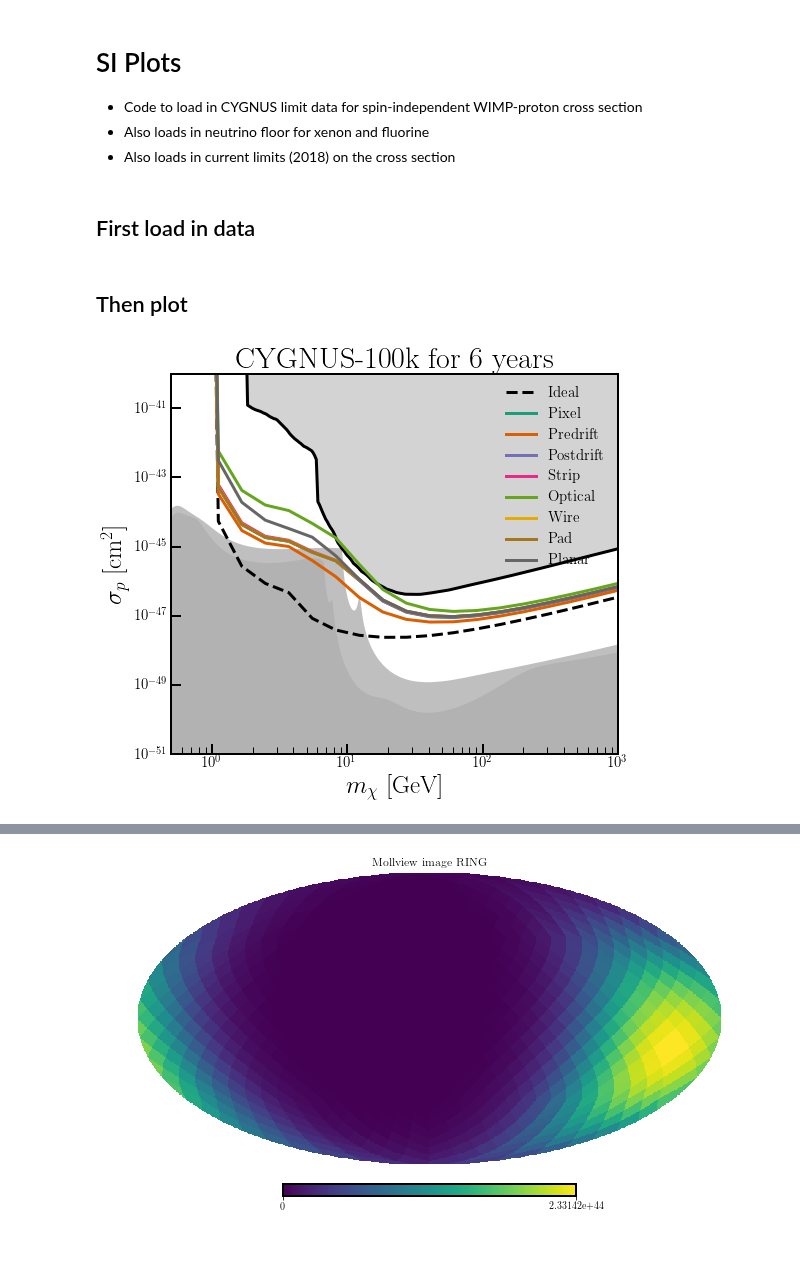
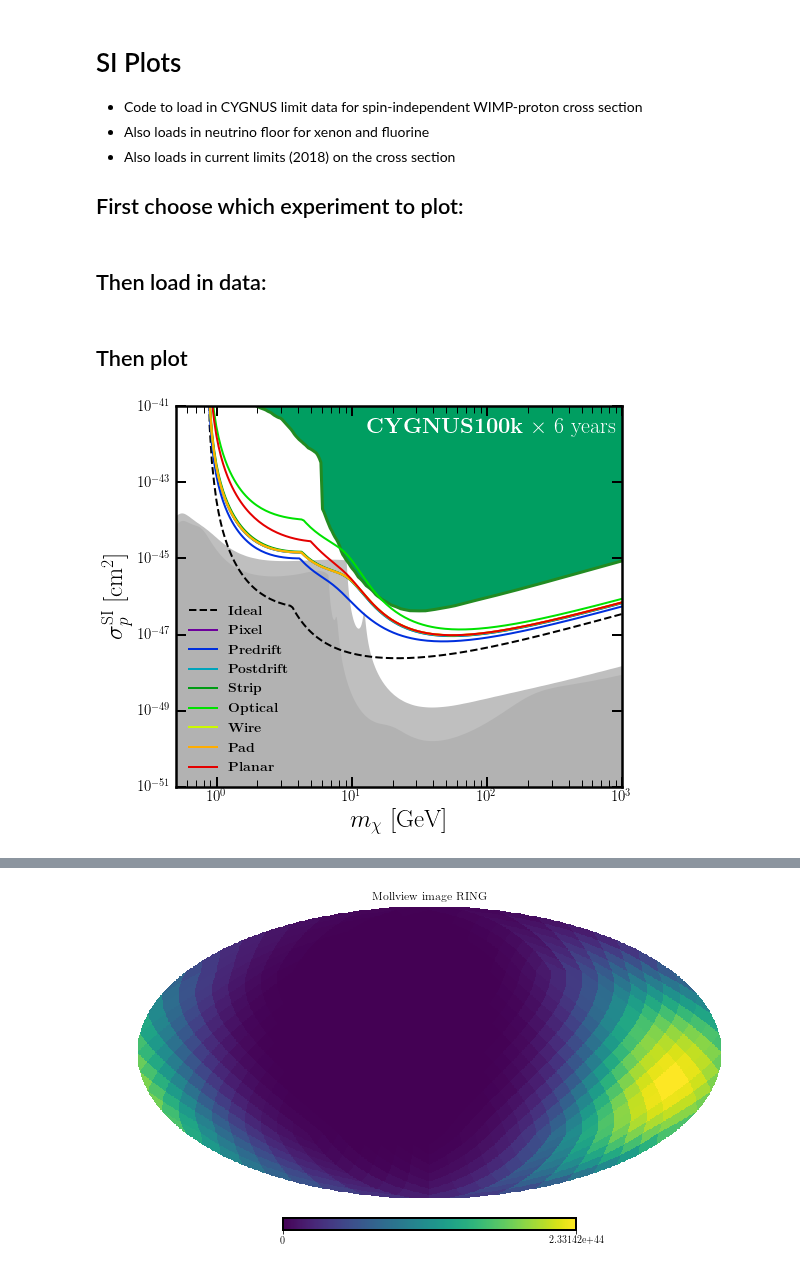
Before and after one commit to cajohare/CYGNUS, a Jupyter notebook: python/Plot_ProjectedLimits.ipynb, the cells around one changed output, grey strips where cells are left out. Drawn from its saved outputs; the diff is of its cells as text; code cells hidden in the pictures.

Commit message:
finalising plots

```diff
--- a/python/Plot_SI_limits.ipynb
+++ b/python/Plot_ProjectedLimits.ipynb
@@ -3,15 +3,19 @@
 * Code to load in CYGNUS limit data for spin-independent WIMP-proton cross section
 * Also loads in neutrino floor for xenon and fluorine
 * Also loads in current limits (2018) on the cross section
+
+## First choose which experiment to plot:
+# %%
+#expt = "CYGNUS1000"
+expt = "CYGNUS100k"
 # %% [markdown]
-## First load in data
+## Then load in data:
 # %%
 from numpy import *
 import matplotlib.pyplot as plt
 import matplotlib.cm as cm
-
-froot = "../data/CYGNUS100k-"
-ftit = "CYGNUS-100k for 6 years"
+froot = "../data/"+expt+"-"
+ftit = r"{\bf "+expt+r"} $\times$ 6 years"
 fname = ["" for x in range(0,10)]
 fname[0] ="Ideal"
 fname[1] ="Pixel"
@@ -24,13 +28,15 @@ fname[7] ="Pad"
 fname[8] ="Planar"
 fname[9] ="Nondirectional"
 
-data_all = zeros(shape=(10,20))
+data_all = zeros(shape=(10,200))
+data_all_SD = zeros(shape=(10,200))
 for i in range(0,10):
     data = loadtxt(froot+fname[i]+".txt")
     m,F,He = data[0,:], data[1,:], data[2,:]
     He[He==0] = 1
     F[F==0] = 1 # set all zeros to large number so minimum() can find interpolate between He and F
     data_all[i,:] = minimum(He,F)
+    data_all_SD[i,:] = F
 # %% [markdown]
 ## Then plot
 # %%
@@ -45,16 +51,16 @@ data = loadtxt("../data/nufloor_F.txt",delimiter=',')
 m3,nu_F = data[0,:],data[1,:]
 
 # Plot
-plt.rcParams['axes.linewidth'] = 2
+plt.rcParams['axes.linewidth'] = 2.5
 fig = plt.figure(figsize=(8,7))
 ax = fig.add_subplot(111)
-col = cm.Dark2(linspace(0,1,10))
+col = cm.nipy_spectral(linspace(0,1,10))
 col[0,:] = [0,0,0,1]
 col[-1,:] = [0,0,0,1]
 # Close-up range
 xmin = 0.5
 xmax = 1.0e3
-ymax = 1.0e-40
+ymax = 1.0e-41
 ymin = 1.0e-51
 
 # Full range
@@ -63,40 +69,40 @@ ymin = 1.0e-51
 #ymax = 1.0e-40
 #ymin = 1.0e-50
 
 # Neutrino floor
 plt.fill_between(m2, nu_Xe, y2=ymin,facecolor='Gray',alpha= 0.2)
 plt.fill_between(m2, nu_F, y2=ymin,facecolor='Gray',alpha=0.5)
 
 # Expt limits
-plt.fill_between(mlim, slim, y2=ymax,facecolor='LightGray')
-plt.loglog(mlim, slim,"-",linewidth=3,color='k')
+plt.fill_between(mlim, slim, y2=ymax,facecolor=[0.0, 0.62, 0.38])
+plt.loglog(mlim, slim,"-",linewidth=3,color='ForestGreen')
 
 # Plot lines
 lsty = ["-" for x in range(0,10)]
 lsty[0] ="--"
 lsty[-1] ="--"
 for i in range(0,9):
-    plt.loglog(m,data_all[i,:],lsty[i],color=col[i,:],linewidth=3,label=fname[i])
+    plt.loglog(m,data_all[i,:],lsty[i],color=col[i,:],linewidth=2,label=r"{\bf "+fname[i]+"}")
 
 # Labels
-plt.legend(loc='upper right',fontsize=15,frameon=False)
+plt.legend(loc='lower left',fontsize=14,frameon=False)
 plt.xlabel(r"$m_\chi$ [GeV]",fontsize=25)
-plt.ylabel(r"$\sigma_p$ [cm$^2$]",fontsize=25)
+plt.ylabel(r"$\sigma^{\rm SI}_p$ [cm$^2$]",fontsize=25)
 
 # Limits
 ax.set_xlim(left=xmin, right=xmax)
 ax.set_ylim(bottom=ymin, top=ymax)
 
 
 # Style
 plt.rc('text', usetex=True)
 plt.rc('font', family='serif')
 plt.xticks(fontsize=15)
 plt.yticks(fontsize=15)
-ax.tick_params(which='major',direction='in',width=2,length=10)
-ax.tick_params(which='minor',direction='in',width=1,length=7)
-plt.title(ftit,fontsize=30)
+ax.tick_params(which='major',direction='in',width=2,length=10,right=True,top=True,pad=5)
+ax.tick_params(which='minor',direction='in',width=1,length=7,right=True,top=True)
+plt.text(13.0,2e-42,ftit,fontsize=22,color='w')
 plt.show()
-fig.savefig('../plots/Cygnus'+ftit+'-SI.pdf')
+fig.savefig('../plots/'+expt+'-SI.pdf')
 # %% [output]
-[figure, old version]
+[figure, new version]
```
Also changed, not shown: parts of 4 cells of this notebook, 40 other files.
